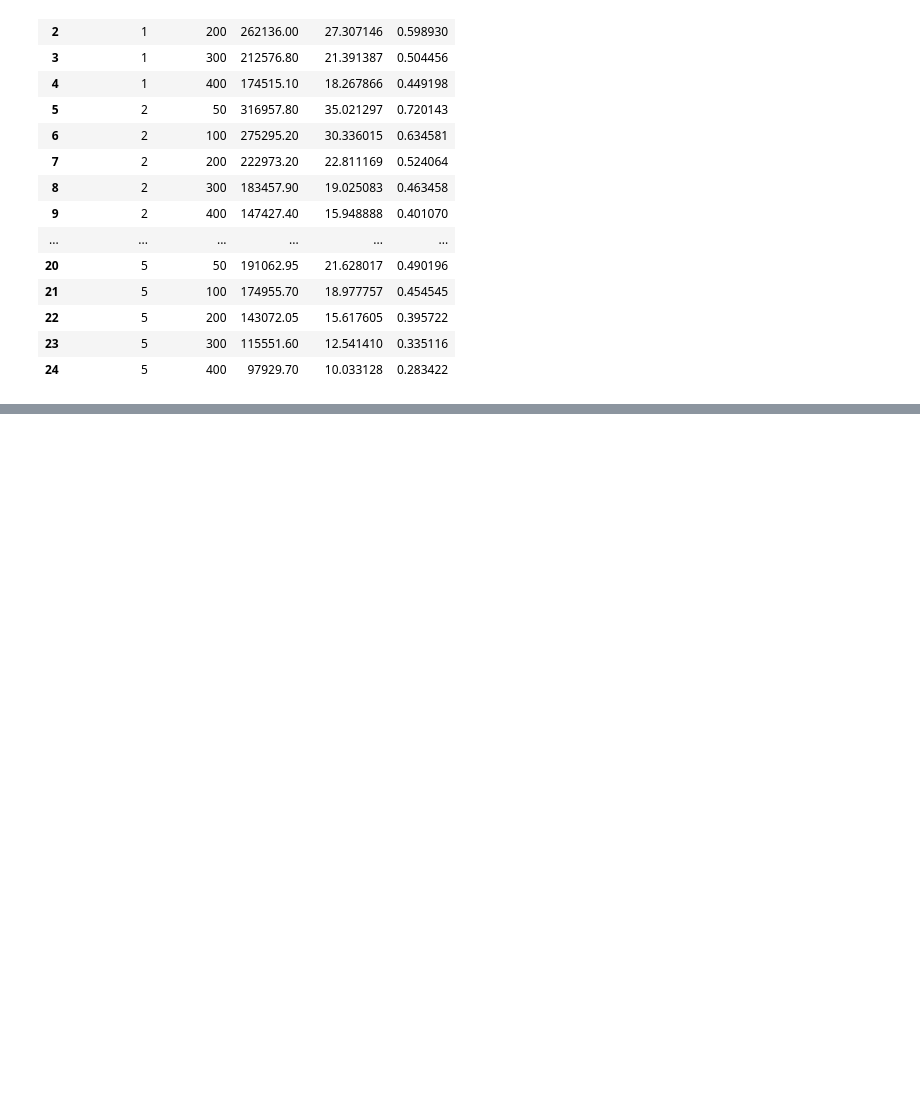
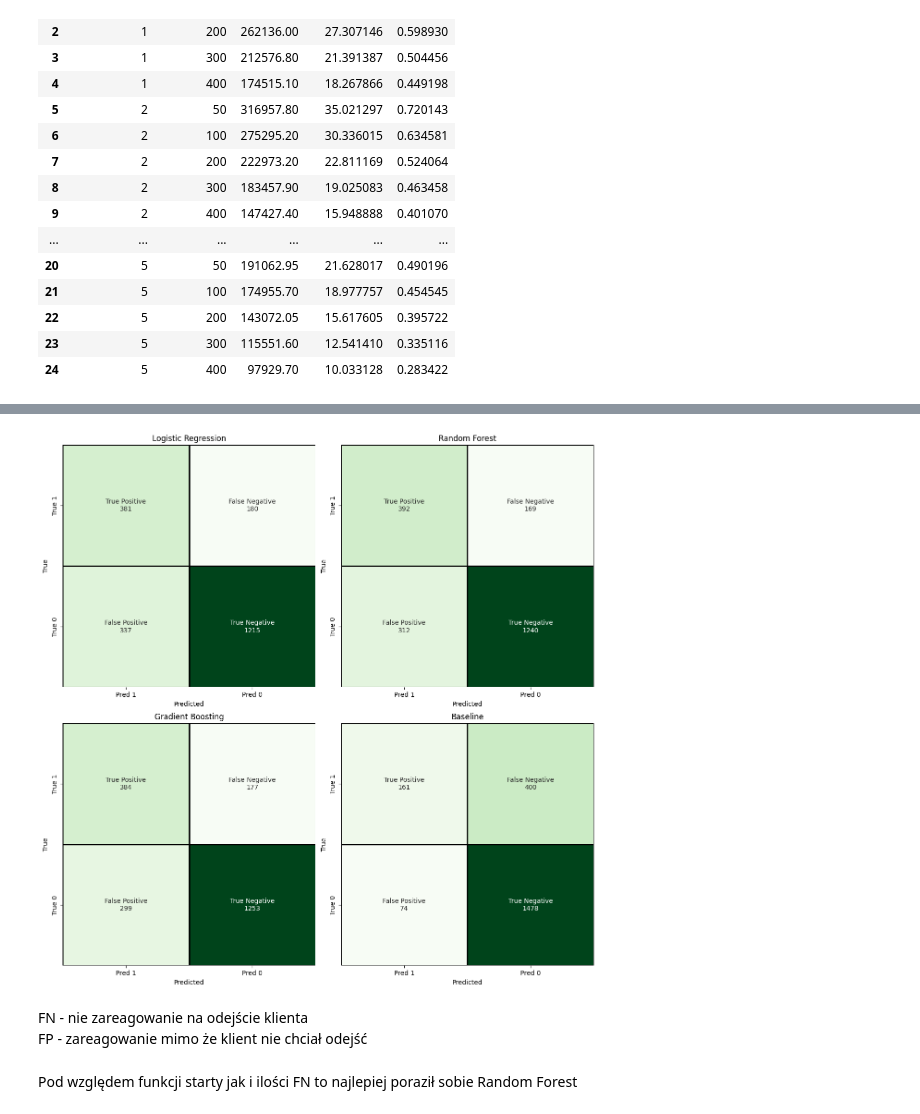
Before and after one commit to MikolajMezyk/projektML, a Jupyter notebook: projekt_czysto.ipynb, the cells around one changed output, grey strips where cells are left out. Cells and saved outputs as stored; diff of their text form; code cells hidden in the pictures; blank space fills up the shorter version.

```diff
--- a/projekt_czysto.ipynb
+++ b/projekt_czysto.ipynb
@@ -895,0 +1432,52 @@ fig.show()
+# %%
+cms = {
+    "Logistic Regression": {"tp": 381, "fn": 180, "fp": 337, "tn": 1215},
+    "Random Forest":       {"tp": 392, "fn": 169, "fp": 312, "tn": 1240},
+    "Gradient Boosting":   {"tp": 384, "fn": 177, "fp": 299, "tn": 1253},
+    "Baseline":            {"tp": 161, "fn": 400, "fp": 74, "tn": 1478},
+}
+
+fig, axes = plt.subplots(2, 2, figsize=(12, 12), constrained_layout=True)
+
+for ax, (model, vals) in zip(axes.ravel(), cms.items()):
+
+    tp, fn, fp, tn = vals["tp"], vals["fn"], vals["fp"], vals["tn"]
+
+    cm = np.array([
+        [tp, fn],
+        [fp, tn]
+    ])
+
+    labels = np.array([
+        [f"True Positive\n{tp}", f"False Negative\n{fn}"],
+        [f"False Positive\n{fp}", f"True Negative\n{tn}"]
+    ])
+
+    sns.heatmap(
+        cm,
+        annot=labels,
+        fmt="",
+        cmap="Greens",
+        cbar=False,
+        linewidths=1,
+        linecolor="black",
+        ax=ax
+    )
+
+    ax.set_xticks([0.5, 1.5])
+    ax.set_xticklabels(["Pred 1", "Pred 0"])
+    ax.set_yticks([0.5, 1.5])
+    ax.set_yticklabels(["True 1", "True 0"])
+
+    ax.set_xlabel("Predicted")
+    ax.set_ylabel("True")
+    ax.set_title(model)
+
+plt.show()
+# %% [output]
+[figure, added]
+# %% [markdown]
+FN - nie zareagowanie na odejście klienta
+FP - zareagowanie mimo że klient nie chciał odejść
+# %% [markdown]
+Pod względem funkcji starty jak i ilości FN to najlepiej poraził sobie Random Forest
```
Also changed, not shown: parts of 83 cells of this notebook.
